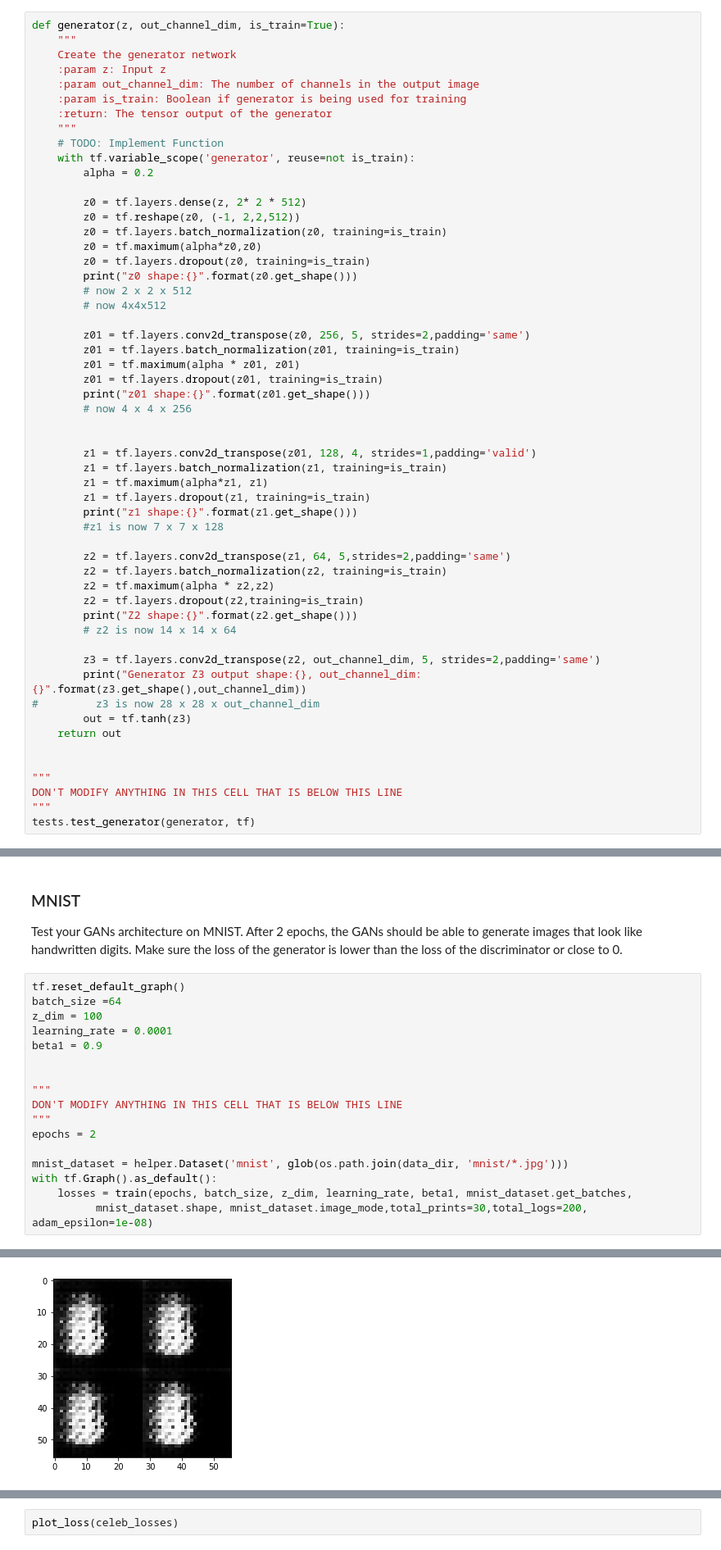
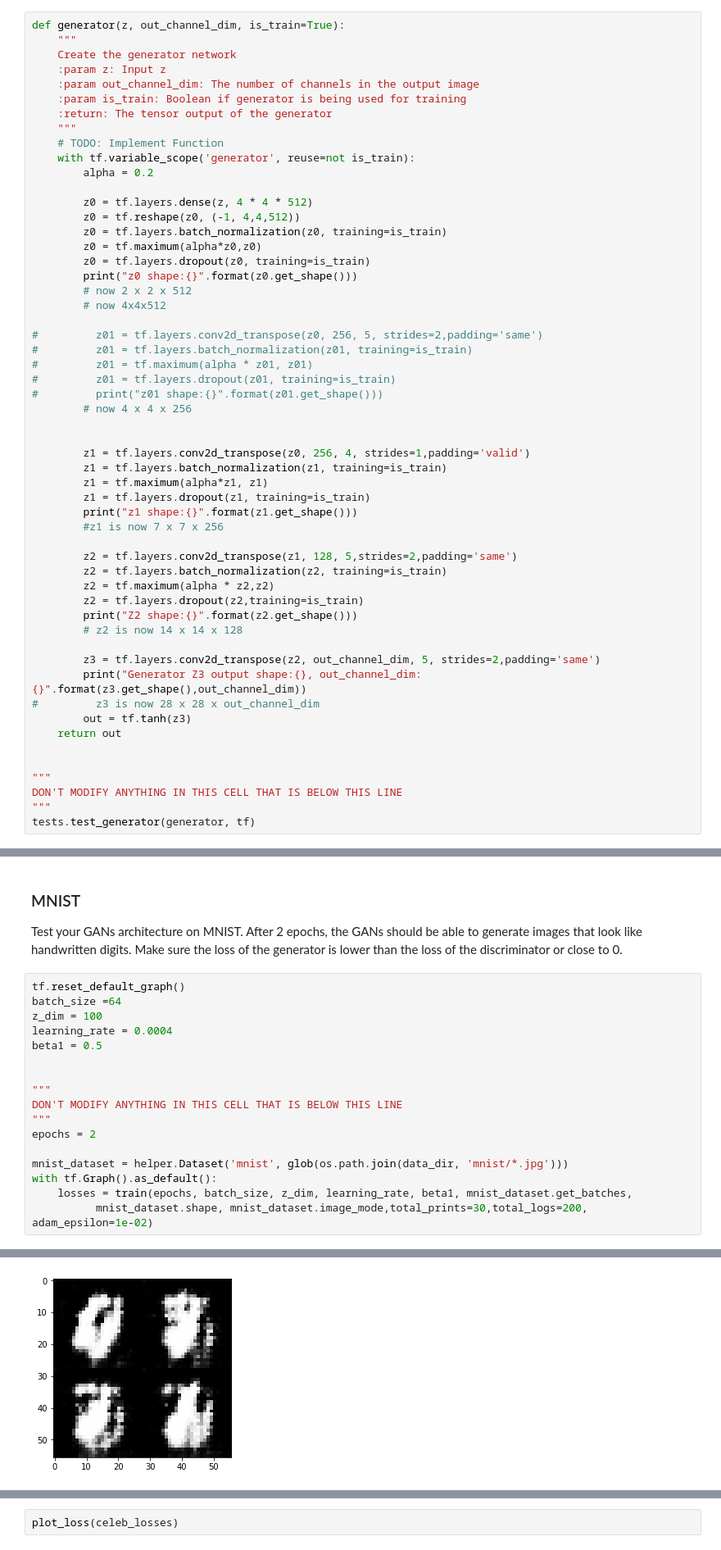
Before and after one commit to fingorn/deep-learning, a Jupyter notebook: face_generation/dlnd_face_generation.ipynb, the cells around one changed output, grey strips where cells are left out. Shown at 82% size. Cells and saved outputs as stored; diff of their text form.

```diff
--- a/face_generation/dlnd_face_generation.ipynb
+++ b/face_generation/dlnd_face_generation.ipynb
@@ -233,8 +232,8 @@ def generator(z, out_channel_dim, is_train=True):
     with tf.variable_scope('generator', reuse=not is_train):
         alpha = 0.2
 
-        z0 = tf.layers.dense(z, 2* 2 * 512)
-        z0 = tf.reshape(z0, (-1, 2,2,512))
+        z0 = tf.layers.dense(z, 4 * 4 * 512)
+        z0 = tf.reshape(z0, (-1, 4,4,512))
         z0 = tf.layers.batch_normalization(z0, training=is_train)
         z0 = tf.maximum(alpha*z0,z0)
         z0 = tf.layers.dropout(z0, training=is_train)
@@ -242,27 +241,27 @@ def generator(z, out_channel_dim, is_train=True):
         # now 2 x 2 x 512
         # now 4x4x512
 
-        z01 = tf.layers.conv2d_transpose(z0, 256, 5, strides=2,padding='same')
-        z01 = tf.layers.batch_normalization(z01, training=is_train)
-        z01 = tf.maximum(alpha * z01, z01)
-        z01 = tf.layers.dropout(z01, training=is_train)
-        print("z01 shape:{}".format(z01.get_shape()))
+#         z01 = tf.layers.conv2d_transpose(z0, 256, 5, strides=2,padding='same')
+#         z01 = tf.layers.batch_normalization(z01, training=is_train)
+#         z01 = tf.maximum(alpha * z01, z01)
+#         z01 = tf.layers.dropout(z01, training=is_train)
+#         print("z01 shape:{}".format(z01.get_shape()))
         # now 4 x 4 x 256
 
 
-        z1 = tf.layers.conv2d_transpose(z01, 128, 4, strides=1,padding='valid')
+        z1 = tf.layers.conv2d_transpose(z0, 256, 4, strides=1,padding='valid')
         z1 = tf.layers.batch_normalization(z1, training=is_train)
         z1 = tf.maximum(alpha*z1, z1)
         z1 = tf.layers.dropout(z1, training=is_train)
         print("z1 shape:{}".format(z1.get_shape()))
-        #z1 is now 7 x 7 x 128
+        #z1 is now 7 x 7 x 256
 
-        z2 = tf.layers.conv2d_transpose(z1, 64, 5,strides=2,padding='same')
+        z2 = tf.layers.conv2d_transpose(z1, 128, 5,strides=2,padding='same')
         z2 = tf.layers.batch_normalization(z2, training=is_train)
         z2 = tf.maximum(alpha * z2,z2)
         z2 = tf.layers.dropout(z2,training=is_train)
         print("Z2 shape:{}".format(z2.get_shape()))
-        # z2 is now 14 x 14 x 64
+        # z2 is now 14 x 14 x 128
 
         z3 = tf.layers.conv2d_transpose(z2, out_channel_dim, 5, strides=2,padding='same')
         print("Generator Z3 output shape:{}, out_channel_dim:{}".format(z3.get_shape(),out_channel_dim))
@@ -547,8 +551,8 @@ Test your GANs architecture on MNIST.  After 2 epochs, the GANs should be able t
 tf.reset_default_graph()
 batch_size =64
 z_dim = 100
-learning_rate = 0.0001
-beta1 = 0.9
+learning_rate = 0.0004
+beta1 = 0.5
 
 
 """
@@ -559,7 +563,7 @@ epochs = 2
 mnist_dataset = helper.Dataset('mnist', glob(os.path.join(data_dir, 'mnist/*.jpg')))
 with tf.Graph().as_default():
     losses = train(epochs, batch_size, z_dim, learning_rate, beta1, mnist_dataset.get_batches,
-          mnist_dataset.shape, mnist_dataset.image_mode,total_prints=30,total_logs=200, adam_epsilon=1e-08)
+          mnist_dataset.shape, mnist_dataset.image_mode,total_prints=30,total_logs=200, adam_epsilon=1e-02)
 # %% [output]
 Total batch size:60000, total_prints_freq:63
 Logging frequency:10
@@ -601,2 +604,2 @@ Z2 shape:(?, 14, 14, 64)
 Generator Z3 output shape:(?, 28, 28, 1), out_channel_dim:1
-[figure, old version]
+[figure, new version]
```
Also changed, not shown: parts of 5 cells of this notebook.
